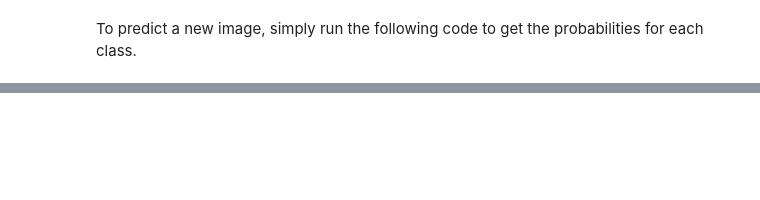
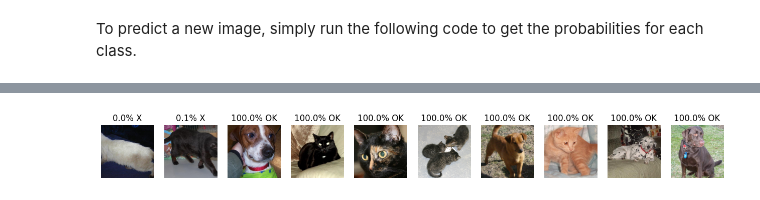
Before and after one commit to eduardokern/ML, a Jupyter notebook: notebooks/transfer-learning.ipynb, the cells around one changed output, grey strips where cells are left out. Saved outputs shown, nothing was run; the diff lists cells and outputs as text; code cells hidden in the pictures; blank space fills up the shorter version.

```diff
--- a/notebooks/transfer-learning.ipynb
+++ b/notebooks/transfer-learning.ipynb
@@ -496,5 +491,2 @@ Test accuracy: 0.7156652360515021
 # %% [markdown]
 To predict a new image, simply run the following code to get the probabilities for each class.
-# %%
-img, x = get_image('101_ObjectCategories/airplanes/image_0003.jpg')
-probabilities = model_new.predict([x])
@@ -512,0 +493,14 @@ A more advanced example of transfer learning in Keras, involving augmentation fo
+# %%
+fig, axs = plt.subplots(1, 10, figsize=(16, 4))
+idx = [int(len(test) * random.random()) for i in range(10)]
+for ax, i in enumerate(idx):
+  img = image.load_img(test[i]['path'], target_size=(224, 224), keep_aspect_ratio=True)
+  data = test[i]['x']
+  cat = test[i]['y']
+  probabilities = model_new.predict(np.array([data]))
+  prob = probabilities[0][cat]
+  status = 'OK' if prob > 0.5 else 'X'
+  axs[ax].imshow(img)
+  axs[ax].set_title(f'{prob*100:.1f}% {status}')
+  axs[ax].axis('off')
+# %% [output]
@@ -512,0 +517 @@ A more advanced example of transfer learning in Keras, involving augmentation fo
+[figure, added]
```
Also changed, not shown: parts of 18 cells of this notebook.
